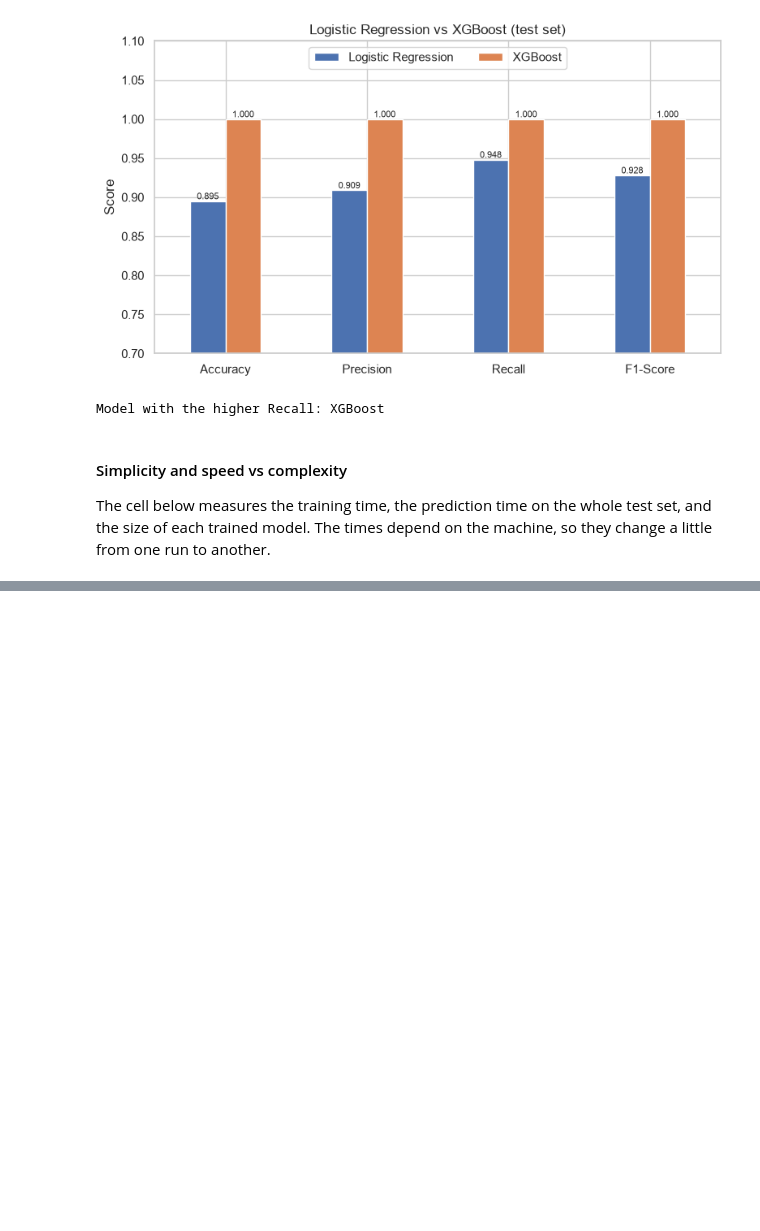
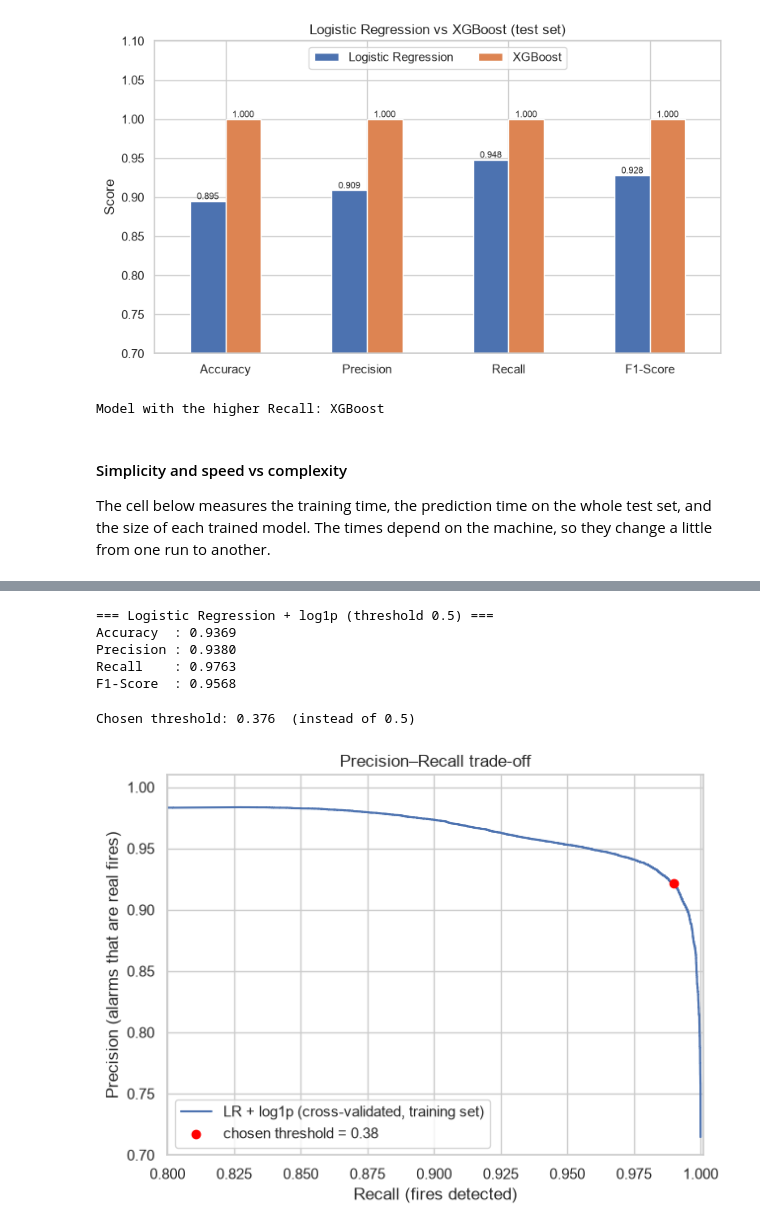
Before and after one commit to Damim-03/AIoT-2025, a Jupyter notebook: TP1/Fire_Alarm_Detection.ipynb, the cells around one changed output, grey strips where cells are left out. Cells and saved outputs as stored; diff of their text form; code cells hidden in the pictures; blank space fills up the shorter version.

```diff
--- a/TP1/Fire_Alarm_Detection.ipynb
+++ b/TP1/Fire_Alarm_Detection.ipynb
@@ -455,0 +535,20 @@ A tree can learn thresholds and combinations of sensors. Logistic Regression can
+# %%
+from sklearn.pipeline import make_pipeline
+from sklearn.compose import ColumnTransformer
+from sklearn.preprocessing import FunctionTransformer
+from sklearn.model_selection import StratifiedKFold, cross_val_predict
+
+# Skewed, non-negative sensors that get the log transform
+SKEWED = ["TVOC_ppb", "eCO2_ppm", "PM1.0", "PM2.5", "NC0.5", "NC1.0", "NC2.5"]
+
+def make_lr():
+    # StandardScaler -> Logistic Regression (the model of the core task, as a pipeline)
+    return make_pipeline(StandardScaler(), LogisticRegression(max_iter=1000, random_state=RANDOM_STATE))
+
+def make_lr_log():
+    # log1p on the skewed sensors -> StandardScaler on all features -> Logistic Regression
+    log_step = ColumnTransformer([("log", FunctionTransformer(np.log1p), SKEWED)], remainder="passthrough")
+    return make_pipeline(log_step, StandardScaler(), LogisticRegression(max_iter=1000, random_state=RANDOM_STATE))
+
+# Skewness before / after the log transform (0 = symmetric distribution)
+pd.DataFrame({"skew before": X_train[SKEWED].skew(), "skew after log1p": np.log1p(X_train[SKEWED]).skew()}).round(1)
@@ -455,0 +564,37 @@ A tree can learn thresholds and combinations of sensors. Logistic Regression can
+# %%
+# (a) Logistic Regression + log1p, default threshold 0.5
+lr_log = make_lr_log().fit(X_train, y_train)   # the pipeline scales internally -> raw features as input
+y_pred_lr_log = lr_log.predict(X_test)
+
+print("=== Logistic Regression + log1p (threshold 0.5) ===")
+res_lr_log = evaluate("LR + log1p", y_test, y_pred_lr_log)
+# %% [output]
+=== Logistic Regression + log1p (threshold 0.5) ===
+Accuracy  : 0.9369
+Precision : 0.9380
+Recall    : 0.9763
+F1-Score  : 0.9568
+# %%
+# (b) Choose the threshold on the TRAINING set with cross-validated probabilities
+TARGET_RECALL = 0.99
+cv = StratifiedKFold(n_splits=5, shuffle=True, random_state=RANDOM_STATE)
+proba_cv = cross_val_predict(make_lr_log(), X_train, y_train, cv=cv, method="predict_proba")[:, 1]
+
+prec_cv, rec_cv, thr_cv = metrics.precision_recall_curve(y_train, proba_cv)
+i_best = np.where(rec_cv[:-1] >= TARGET_RECALL)[0][-1]   # highest threshold that keeps Recall >= 0.99
+best_threshold = thr_cv[i_best]
+print(f"Chosen threshold: {best_threshold:.3f}  (instead of 0.5)")
+
+plt.figure(figsize=(7, 5))
+plt.plot(rec_cv, prec_cv, label="LR + log1p (cross-validated, training set)")
+plt.scatter(rec_cv[i_best], prec_cv[i_best], color="red", zorder=3, label=f"chosen threshold = {best_threshold:.2f}")
+plt.xlabel("Recall (fires detected)")
+plt.ylabel("Precision (alarms that are real fires)")
+plt.title("Precision–Recall trade-off")
+plt.xlim(0.8, 1.001)
+plt.ylim(0.7, 1.01)
+plt.legend()
+plt.show()
+# %% [output]
+Chosen threshold: 0.376  (instead of 0.5)
+[figure, added]
```
Also changed, not shown: parts of 27 cells of this notebook.
